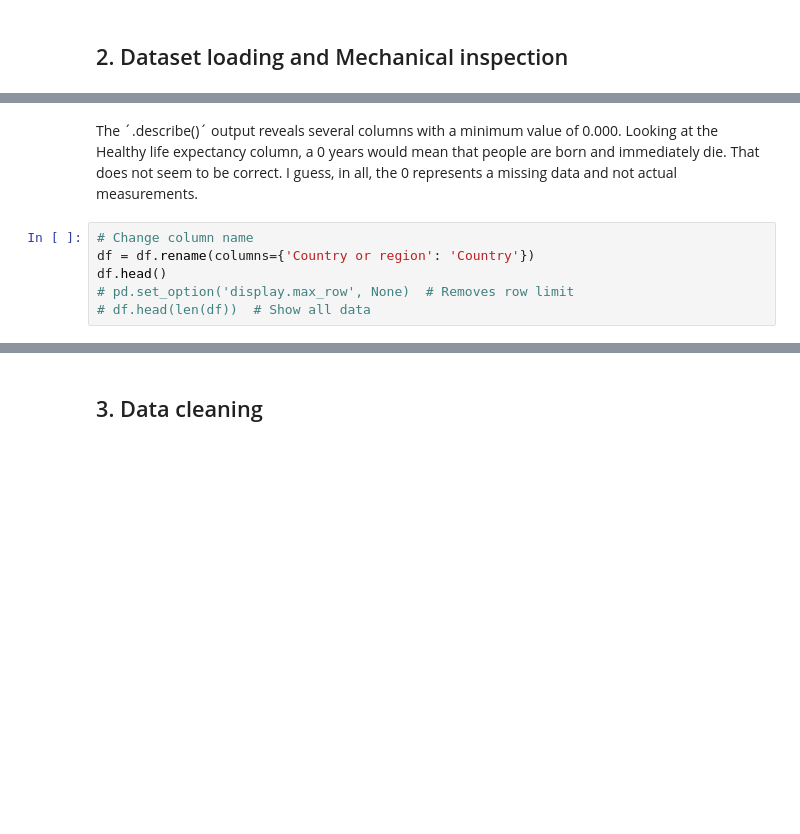
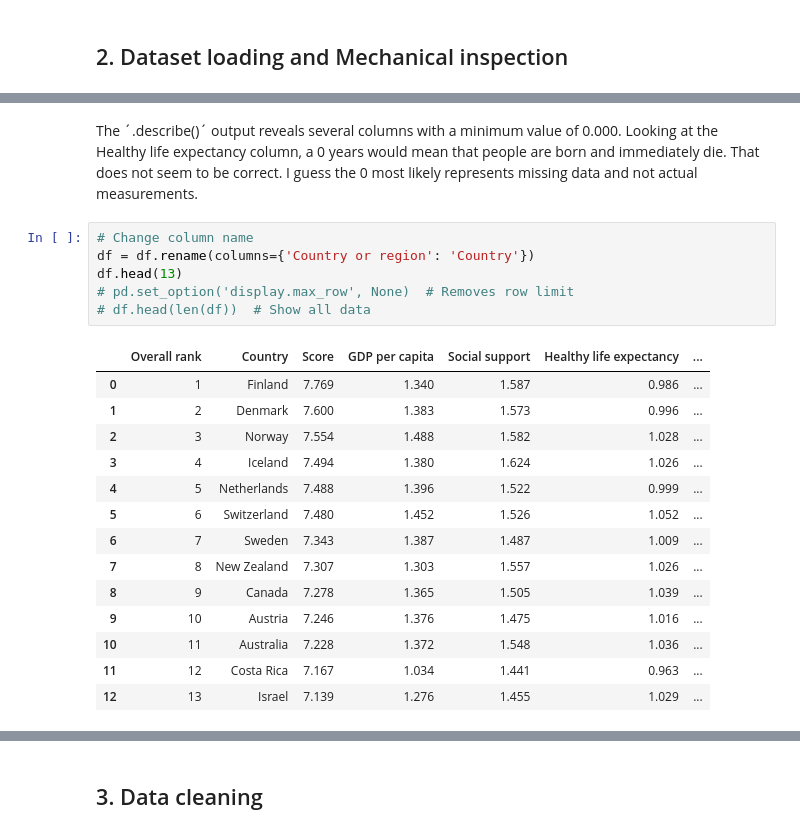
Before and after one commit to Danse21/KK1-WorldHappiness-analysis, a Jupyter notebook: notebook.ipynb, the cells around one changed output, grey strips where cells are left out. Cells and saved outputs as stored; diff of their text form; blank space fills up the shorter version.

```diff
--- a/notebook.ipynb
+++ b/notebook.ipynb
@@ -29,11 +47,26 @@ print(f"Estimates:\n {df.describe()}")  # statistical overview
 # %% [markdown]
-The ´.describe()´ output reveals several columns with a minimum value of 0.000. Looking at the Healthy life expectancy column, a 0 years would mean that people are born and immediately die. That does not seem to be correct. I guess, in all, the 0 represents a missing data and not actual measurements.
+The ´.describe()´ output reveals several columns with a minimum value of 0.000. Looking at the Healthy life expectancy column, a 0 years would mean that people are born and immediately die. That does not seem to be correct. I guess the 0 most likely represents missing data and not actual measurements.
 # %%
 # Change column name
 df = df.rename(columns={'Country or region': 'Country'})
-df.head()
+df.head(13)
 # pd.set_option('display.max_row', None)  # Removes row limit
 # df.head(len(df))  # Show all data
+# %% [output]
+|  | Overall rank | Country | Score | GDP per capita | Social support | Healthy life expectancy | ... |
+| 0 | 1 | Finland | 7.769 | 1.340 | 1.587 | 0.986 | ... |
+| 1 | 2 | Denmark | 7.600 | 1.383 | 1.573 | 0.996 | ... |
+| 2 | 3 | Norway | 7.554 | 1.488 | 1.582 | 1.028 | ... |
+| 3 | 4 | Iceland | 7.494 | 1.380 | 1.624 | 1.026 | ... |
+| 4 | 5 | Netherlands | 7.488 | 1.396 | 1.522 | 0.999 | ... |
+| 5 | 6 | Switzerland | 7.480 | 1.452 | 1.526 | 1.052 | ... |
+| 6 | 7 | Sweden | 7.343 | 1.387 | 1.487 | 1.009 | ... |
+| 7 | 8 | New Zealand | 7.307 | 1.303 | 1.557 | 1.026 | ... |
+| 8 | 9 | Canada | 7.278 | 1.365 | 1.505 | 1.039 | ... |
+| 9 | 10 | Austria | 7.246 | 1.376 | 1.475 | 1.016 | ... |
+| 10 | 11 | Australia | 7.228 | 1.372 | 1.548 | 1.036 | ... |
+| 11 | 12 | Costa Rica | 7.167 | 1.034 | 1.441 | 0.963 | ... |
+| 12 | 13 | Israel | 7.139 | 1.276 | 1.455 | 1.029 | ... |
 # %%
 # Investigate columns with 0 values of interest
 
```
Also changed, not shown: parts of 21 cells of this notebook, 4 other files.
